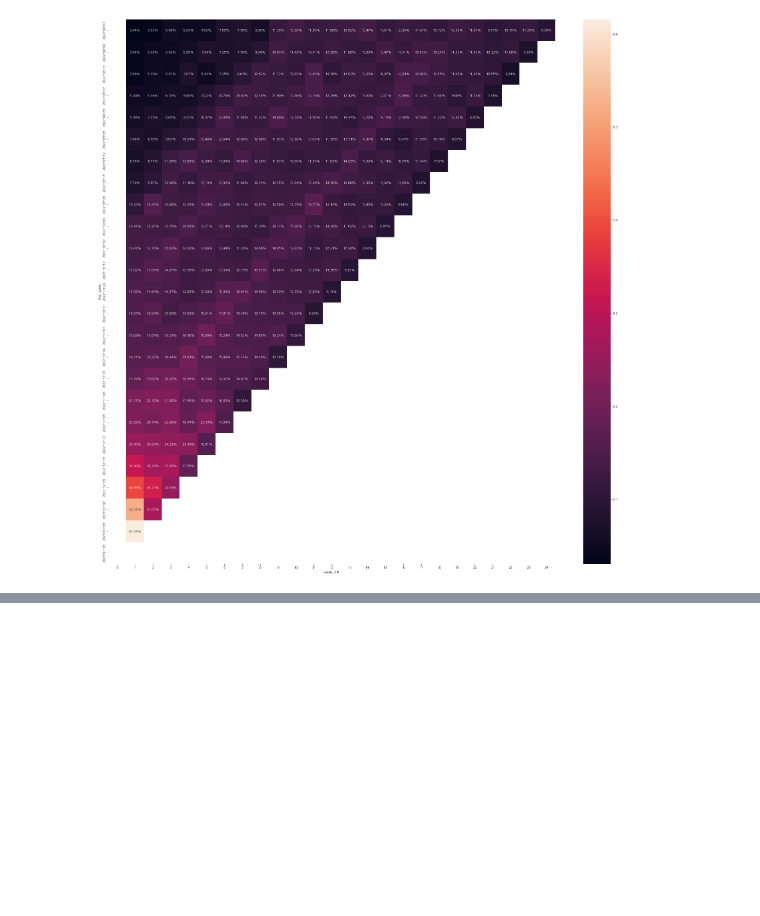
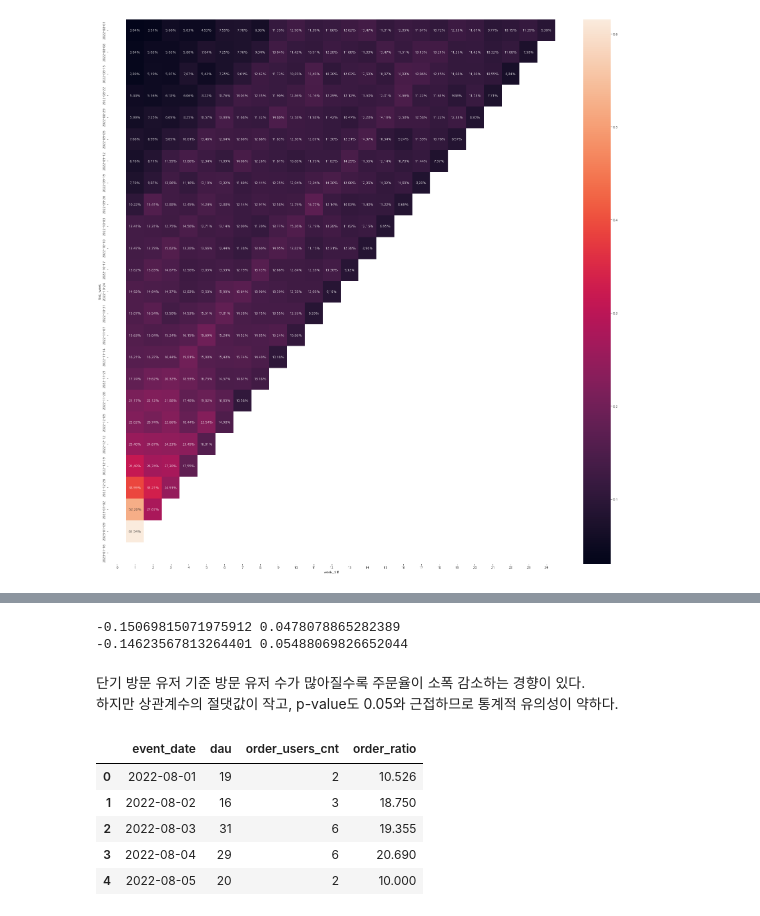
Before and after one commit to claire-1125/Foodie_Express_Analysis, a Jupyter notebook: foodie_viz.ipynb, the cells around one changed output, grey strips where cells are left out. Cells and saved outputs as stored; diff of their text form; code cells hidden in the pictures; blank space fills up the shorter version.

Commit message:
Feat: add correlation (pearson, spearman)

```diff
--- a/foodie_viz.ipynb
+++ b/foodie_viz.ipynb
@@ -3998,0 +4068,79 @@ sns.heatmap(
+# %%
+from scipy.stats import pearsonr, spearmanr
+
+# 피어슨 상관계수
+pearson_corr, pearson_p = pearsonr(short_dau_order['dau'], short_dau_order['order_ratio'])
+print(pearson_corr, pearson_p)
+
+# 스피어만 상관계수
+spearman_corr, spearman_p = spearmanr(short_dau_order['dau'], short_dau_order['order_ratio'])
+print(spearman_corr, spearman_p)
+# %% [output]
+-0.15069815071975912 0.0478078865282389
+-0.14623567813264401 0.05488069826652044
+# %% [markdown]
+단기 방문 유저 기준 방문 유저 수가 많아질수록 주문율이 소폭 감소하는 경향이 있다.
+하지만 상관계수의 절댓값이 작고, p-value도 0.05와 근접하므로 통계적 유의성이 약하다.
+# %%
+sql = f"""
+WITH mid_user_logs AS (
+  -- 1) 중기 재방문 유저의 로그
+  SELECT
+    event_datetime,
+    event_date,
+    event_time,
+    event_week,
+    event_dow,
+    user_pseudo_id,
+    user_id,
+    firebase_screen,
+    event_name,
+  FROM advanced.app_logs_cleaned_target
+  WHERE 1=1
+  AND user_pseudo_id IN (
+    SELECT user_pseudo_id
+    FROM advanced.app_logs_target_visit_seg
+    WHERE visit_interval_cat = 'mid'
+  )
+)
+, mid_dau_list AS (
+  -- 중기 방문 유저의 dau
+  SELECT
+    event_date,
+    COUNT(DISTINCT user_pseudo_id) AS dau
+  FROM mid_user_logs
+  GROUP BY event_date
+  ORDER BY event_date
+)
+, mid_order_cnt_list_d AS (
+  -- 중기 방문 유저의 일일 주문 유저 수
+  SELECT
+    event_date,
+    COUNT(DISTINCT user_id) AS order_users_cnt
+  FROM mid_user_logs
+  WHERE event_name = 'click_payment'
+  GROUP BY event_date
+)
+
+-- DAU와 일별 주문 유저 수 비교
+-- 접속한 사람에 비해 주문까지 한 사람은 얼마나 될까?
+SELECT
+  d.event_date,
+  d.dau,
+  o.order_users_cnt,
+  ROUND(SAFE_DIVIDE(o.order_users_cnt, d.dau) * 100, 3) AS order_ratio
+FROM mid_dau_list d
+INNER JOIN mid_order_cnt_list_d o ON d.event_date = o.event_date
+ORDER BY d.event_date ASC;
+"""
+
+query_job = client.query(sql)
+mid_dau_order = query_job.to_dataframe()
+mid_dau_order.head()
+# %% [output]
+|  | event_date | dau | order_users_cnt | order_ratio |
+| 0 | 2022-08-01 | 19 | 2 | 10.526 |
+| 1 | 2022-08-02 | 16 | 3 | 18.750 |
+| 2 | 2022-08-03 | 31 | 6 | 19.355 |
+| 3 | 2022-08-04 | 29 | 6 | 20.690 |
+| 4 | 2022-08-05 | 20 | 2 | 10.000 |
```
Also changed, not shown: parts of 11 cells of this notebook.
